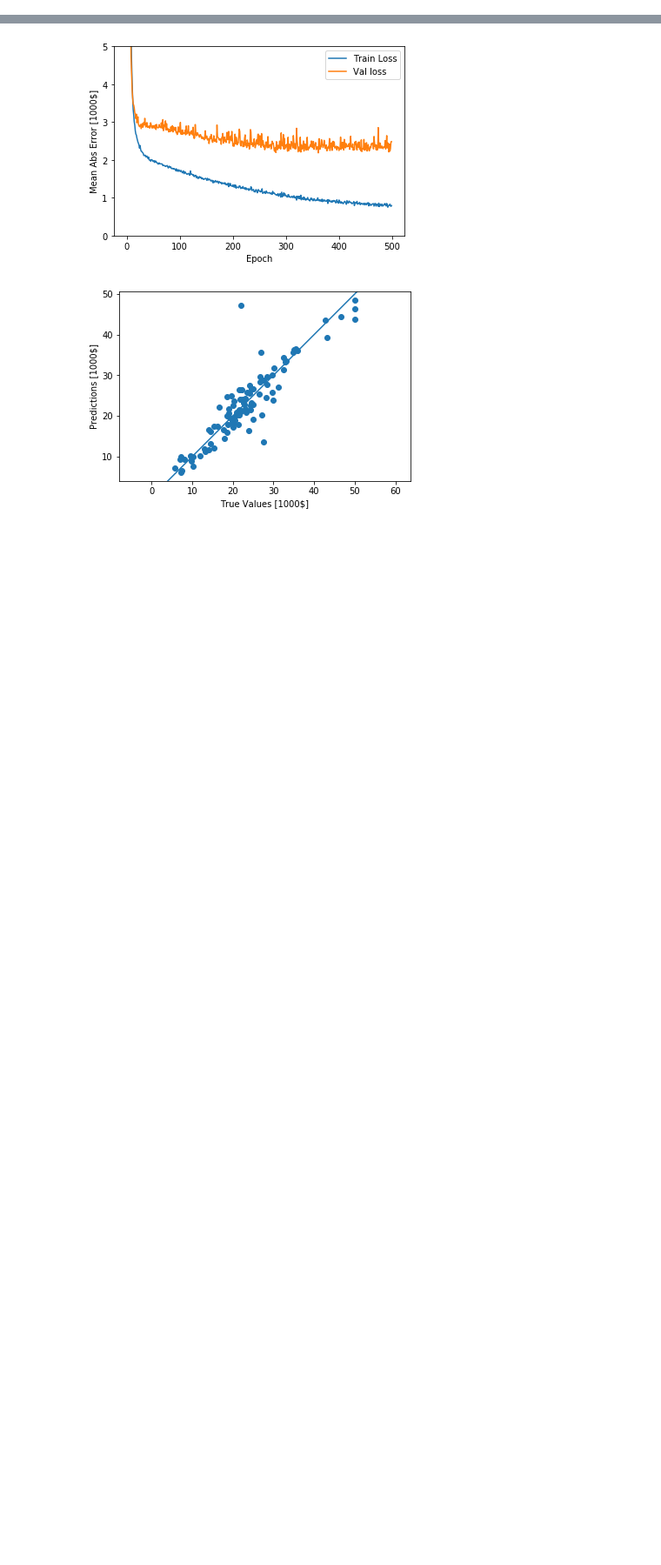
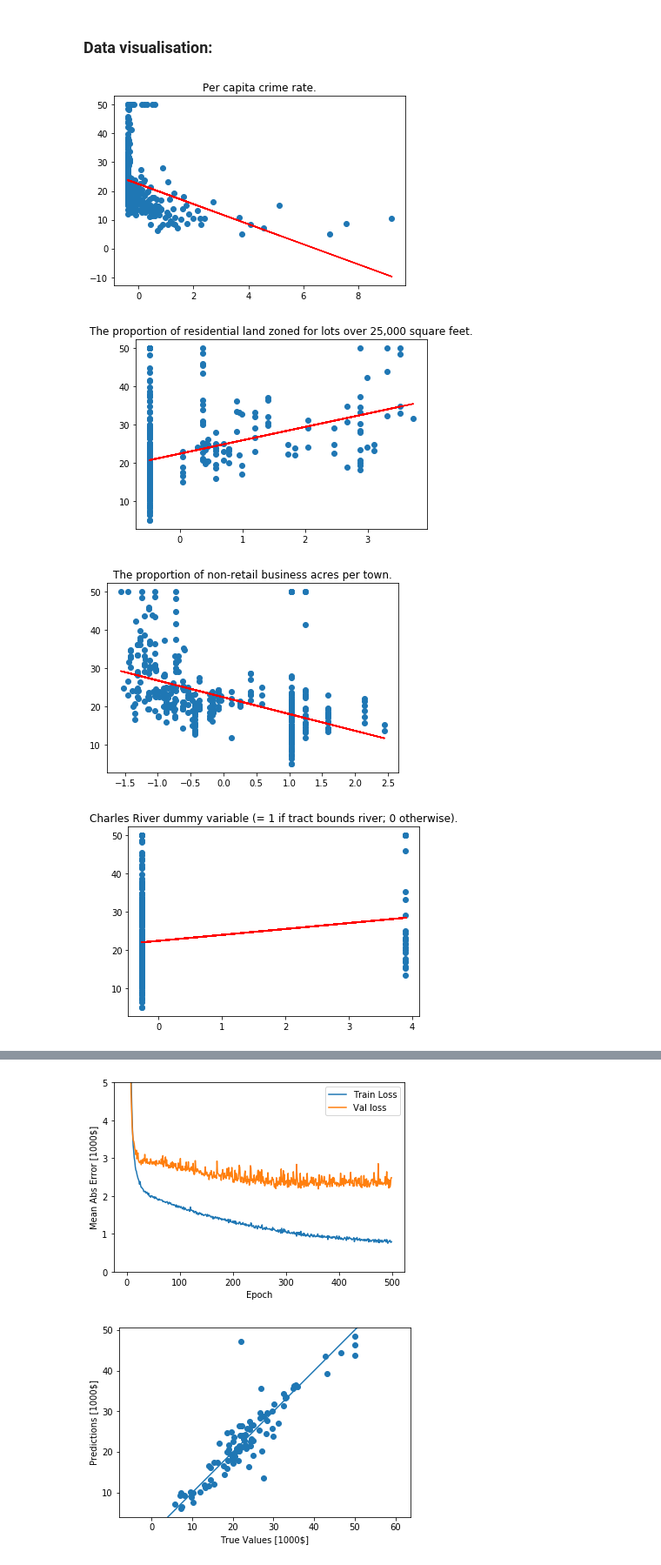
Before and after one commit to codeaudit/ml-katas-1, a Jupyter notebook: Boston housing dataset.ipynb, the cells around one changed output, grey strips where cells are left out. Shown at 87% size. Drawn from its saved outputs; the diff is of its cells as text; code cells hidden in the pictures; blank space fills up the shorter version.

Commit message:
Boston housing dataset now has visualisation and r2 score

```diff
--- a/Boston housing dataset.ipynb
+++ b/Boston housing dataset.ipynb
@@ -22,3 +27,37 @@ mean = train_data.mean(axis=0)
 std = train_data.std(axis=0)
 train_data = (train_data - mean) / std
 test_data = (test_data - mean) / std
+
+feature_names = ["Per capita crime rate.",
+                 "The proportion of residential land zoned for lots over 25,000 square feet.",
+                "The proportion of non-retail business acres per town.",
+                "Charles River dummy variable (= 1 if tract bounds river; 0 otherwise).",
+                "Nitric oxides concentration (parts per 10 million).",
+                "The average number of rooms per dwelling.",
+                "The proportion of owner-occupied units built before 1940.",
+                "Weighted distances to five Boston employment centers.",
+                "Index of accessibility to radial highways.",
+                "Full-value property-tax rate per $10,000.",
+                "Pupil-teacher ratio by town.",
+                "1000 * (Bk - 0.63) ** 2 where Bk is the proportion of Black people by town.",
+                "Percentage lower status of the population."]
+# %% [markdown]
+### Data visualisation:
+# %%
+for dimension in range(13):
+    x = train_data[:,dimension]
+    y = train_labels
+    plt.scatter(x, y)
+
+    # Plot the trendline
+    z = np.polyfit(x, y, 1)
+    p = np.poly1d(z)
+    plt.plot(x,p(x),"r")
+
+    plt.title(feature_names[dimension])
+    plt.show()
+# %% [output]
+[figure, added]
+[figure, added]
+[figure, added]
+[figure, added]
```
Also changed, not shown: parts of 4 cells of this notebook.
